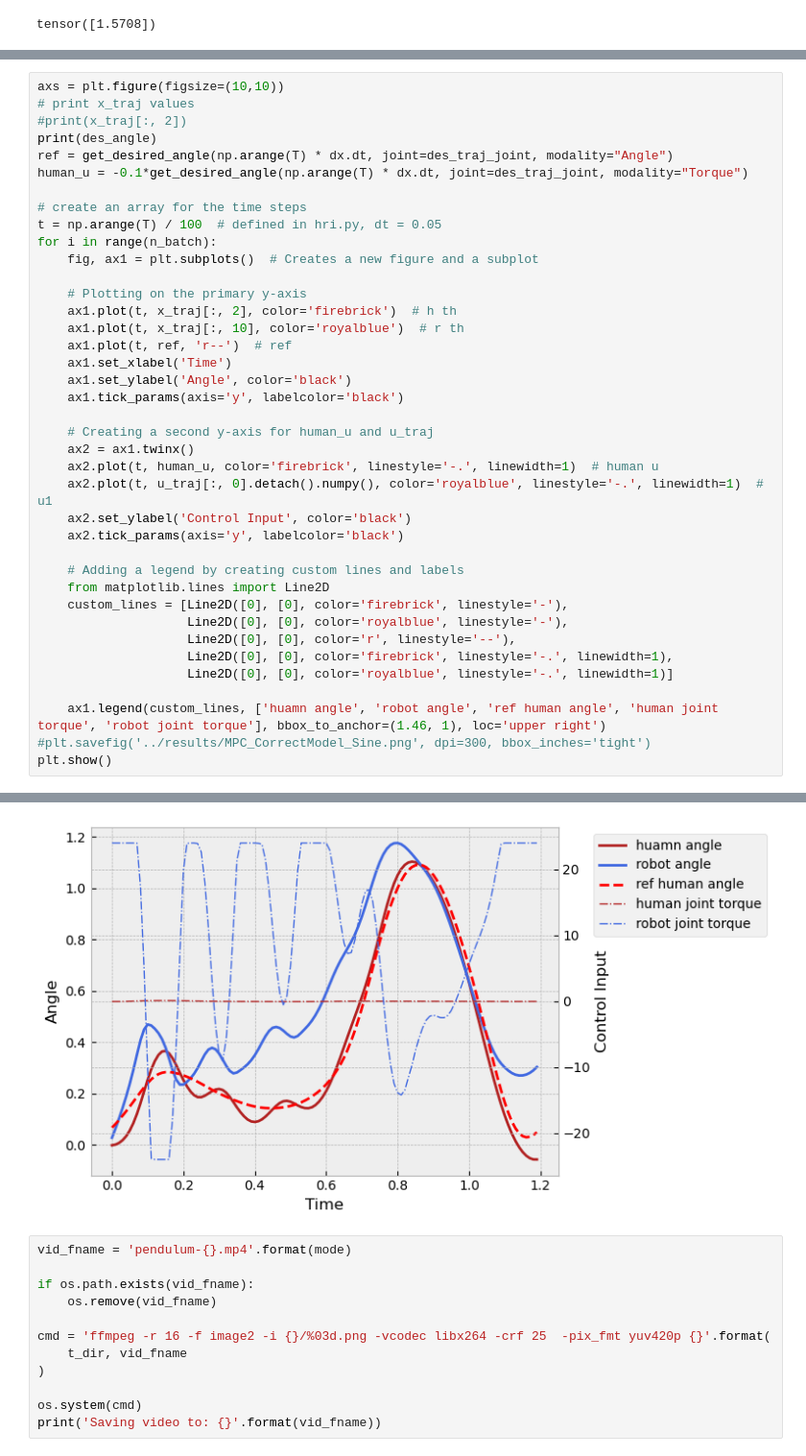
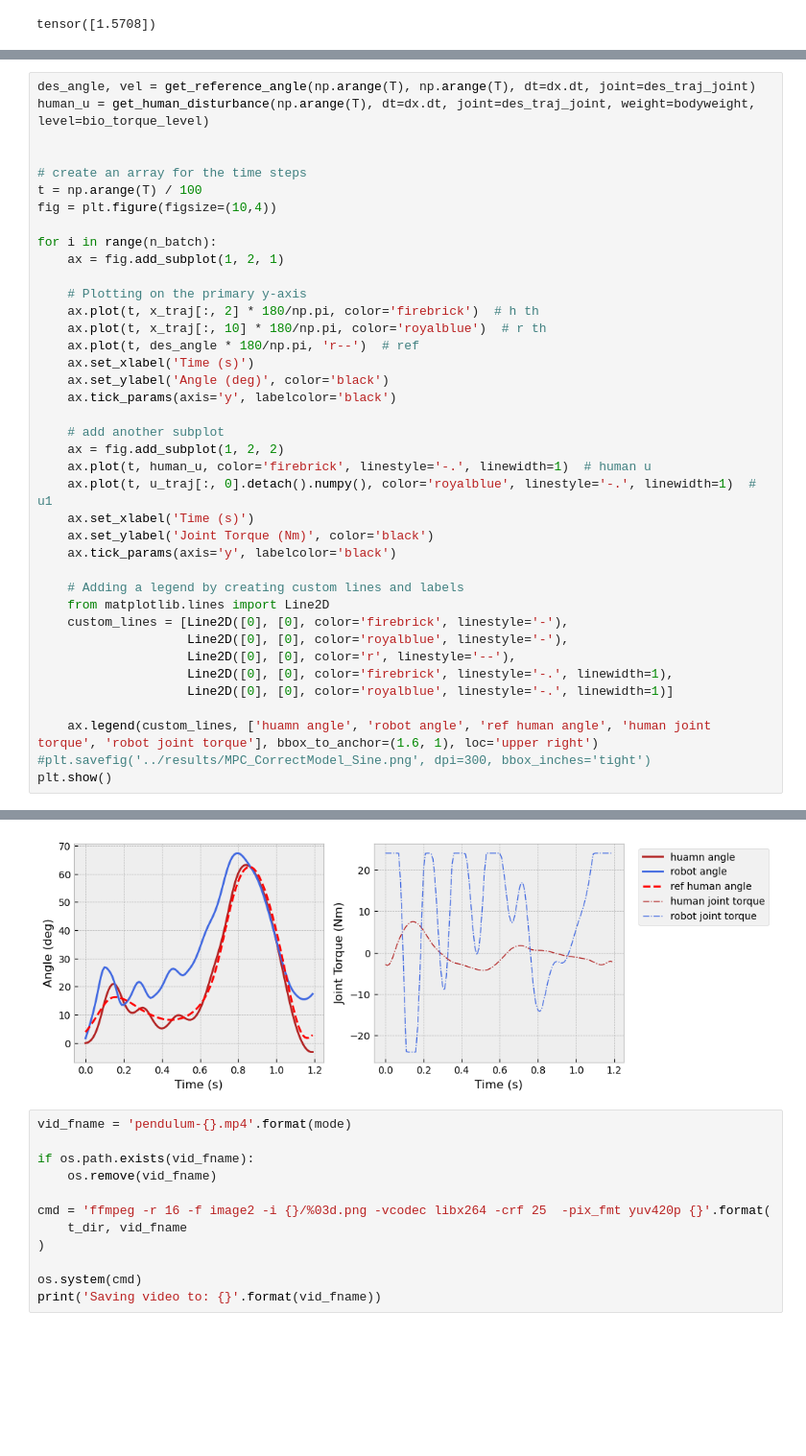
Before and after one commit to liCCcccs/hri-mpc, a Jupyter notebook: examples/HRI Control.ipynb, the cells around one changed output, grey strips where cells are left out. Shown at 96% size. Saved outputs shown, nothing was run; the diff lists cells and outputs as text; blank space fills up the shorter version.

Commit message:
separate the plots to two

```diff
--- a/examples/HRI Control.ipynb
+++ b/examples/HRI Control.ipynb
@@ -325,30 +325,30 @@ Tmp dir: /var/folders/ch/glb2rc_j5bzc2h7ggs8xj_w40000gp/T/tmpnehtpkpj
 # %%
-axs = plt.figure(figsize=(10,10))
-# print x_traj values
-#print(x_traj[:, 2])
-print(des_angle)
-ref = get_desired_angle(np.arange(T) * dx.dt, joint=des_traj_joint, modality="Angle")
-human_u = -0.1*get_desired_angle(np.arange(T) * dx.dt, joint=des_traj_joint, modality="Torque")
+des_angle, vel = get_reference_angle(np.arange(T), np.arange(T), dt=dx.dt, joint=des_traj_joint)
+human_u = get_human_disturbance(np.arange(T), dt=dx.dt, joint=des_traj_joint, weight=bodyweight, level=bio_torque_level)
+
 
 # create an array for the time steps
-t = np.arange(T) / 100  # defined in hri.py, dt = 0.05
+t = np.arange(T) / 100
+fig = plt.figure(figsize=(10,4))
+
 for i in range(n_batch):
-    fig, ax1 = plt.subplots()  # Creates a new figure and a subplot
+    ax = fig.add_subplot(1, 2, 1)
 
     # Plotting on the primary y-axis
-    ax1.plot(t, x_traj[:, 2], color='firebrick')  # h th
-    ax1.plot(t, x_traj[:, 10], color='royalblue')  # r th
-    ax1.plot(t, ref, 'r--')  # ref
-    ax1.set_xlabel('Time')
-    ax1.set_ylabel('Angle', color='black')
-    ax1.tick_params(axis='y', labelcolor='black')
+    ax.plot(t, x_traj[:, 2] * 180/np.pi, color='firebrick')  # h th
+    ax.plot(t, x_traj[:, 10] * 180/np.pi, color='royalblue')  # r th
+    ax.plot(t, des_angle * 180/np.pi, 'r--')  # ref
+    ax.set_xlabel('Time (s)')
+    ax.set_ylabel('Angle (deg)', color='black')
+    ax.tick_params(axis='y', labelcolor='black')
 
-    # Creating a second y-axis for human_u and u_traj
-    ax2 = ax1.twinx()
-    ax2.plot(t, human_u, color='firebrick', linestyle='-.', linewidth=1)  # human u
-    ax2.plot(t, u_traj[:, 0].detach().numpy(), color='royalblue', linestyle='-.', linewidth=1)  # u1
-    ax2.set_ylabel('Control Input', color='black')
-    ax2.tick_params(axis='y', labelcolor='black')
+    # add another subplot
+    ax = fig.add_subplot(1, 2, 2)
+    ax.plot(t, human_u, color='firebrick', linestyle='-.', linewidth=1)  # human u
+    ax.plot(t, u_traj[:, 0].detach().numpy(), color='royalblue', linestyle='-.', linewidth=1)  # u1
+    ax.set_xlabel('Time (s)')
+    ax.set_ylabel('Joint Torque (Nm)', color='black')
+    ax.tick_params(axis='y', labelcolor='black')
 
     # Adding a legend by creating custom lines and labels
     from matplotlib.lines import Line2D
@@ -358,7 +358,7 @@ for i in range(n_batch):
                     Line2D([0], [0], color='firebrick', linestyle='-.', linewidth=1),
                     Line2D([0], [0], color='royalblue', linestyle='-.', linewidth=1)]
 
-    ax1.legend(custom_lines, ['huamn angle', 'robot angle', 'ref human angle', 'human joint torque', 'robot joint torque'], bbox_to_anchor=(1.46, 1), loc='upper right')
+    ax.legend(custom_lines, ['huamn angle', 'robot angle', 'ref human angle', 'human joint torque', 'robot joint torque'], bbox_to_anchor=(1.6, 1), loc='upper right')
 #plt.savefig('../results/MPC_CorrectModel_Sine.png', dpi=300, bbox_inches='tight')
 plt.show()
 # %% [output]
@@ -367,4 +365,4 @@ tensor([0.0492, 0.0521, 0.0521, 0.0521, 0.0521])
-[figure, old version]
+[figure, new version]
 # %%
 vid_fname = 'pendulum-{}.mp4'.format(mode)
 
```
Also changed, not shown: parts of 2 cells of this notebook.
